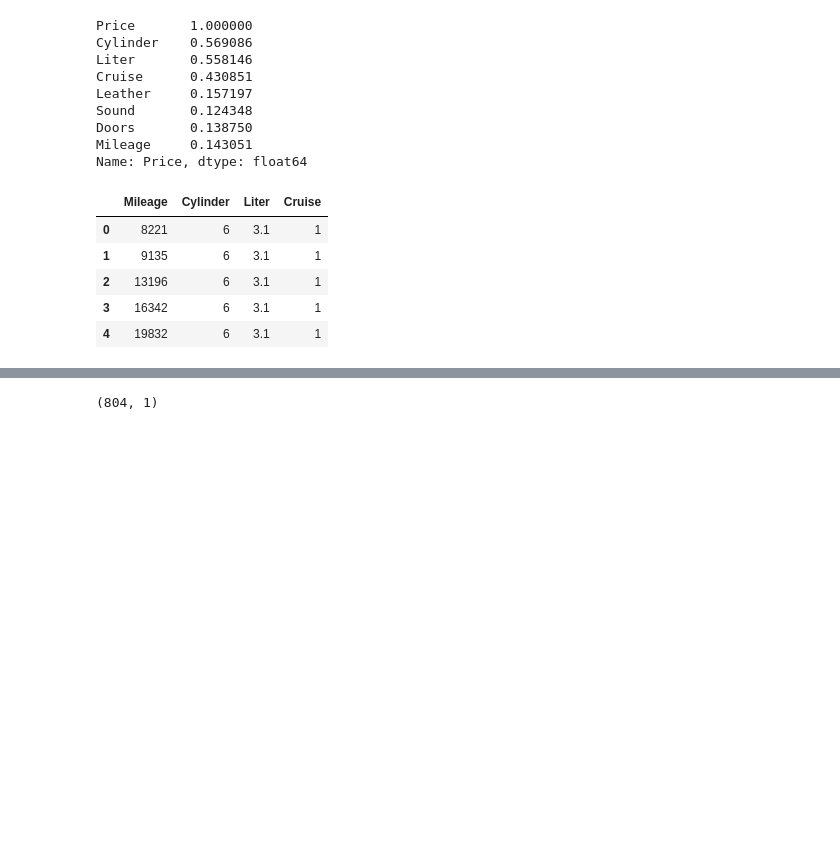
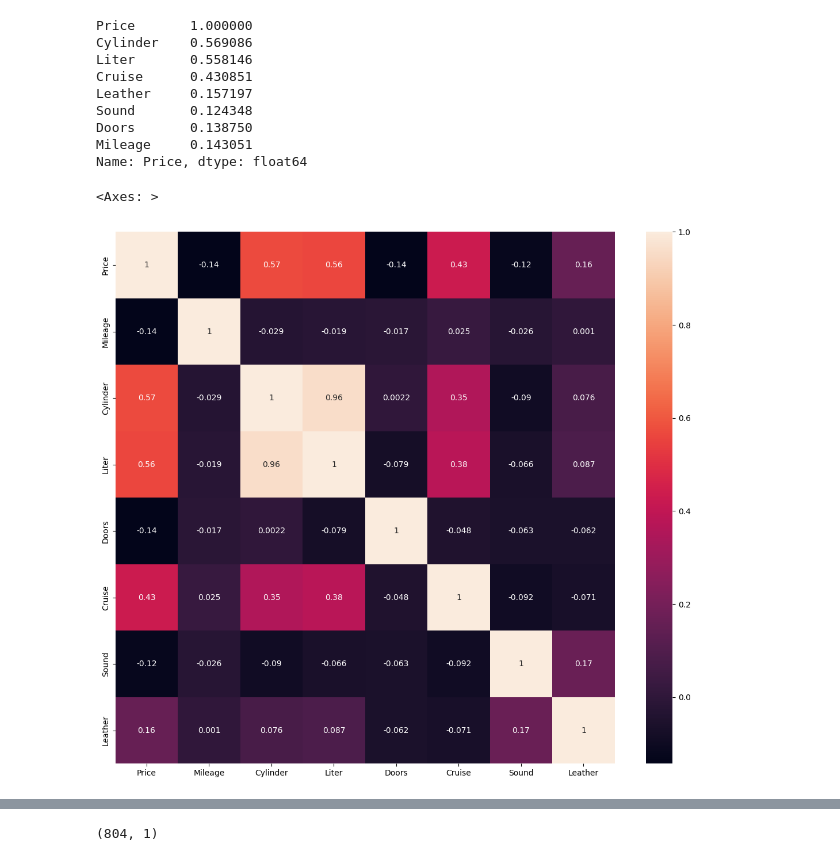
Before and after one commit to charynepesov/machine_learning_class, a Jupyter notebook: 5.week/5.week.ipynb, the cells around one changed output, grey strips where cells are left out. Saved outputs shown, nothing was run; the diff lists cells and outputs as text; code cells hidden in the pictures; blank space fills up the shorter version.

```diff
--- a/5.week/5.week.ipynb
+++ b/5.week/5.week.ipynb
@@ -119,9 +117,6 @@ x = df[['Mileage', 'Cylinder', 'Liter', 'Cruise']]
-# %%
-x.head()
-# %% [output]
-|  | Mileage | Cylinder | Liter | Cruise |
-| 0 | 8221 | 6 | 3.1 | 1 |
-| 1 | 9135 | 6 | 3.1 | 1 |
-| 2 | 13196 | 6 | 3.1 | 1 |
-| 3 | 16342 | 6 | 3.1 | 1 |
-| 4 | 19832 | 6 | 3.1 | 1 |
+# %%
+plt.subplots(figsize=(14,12))
+sns.heatmap(df.corr(), annot=True)
+# %% [output]
+<Axes: >
+[figure, added]
```
Also changed, not shown: parts of 26 cells of this notebook, 1 other file.
